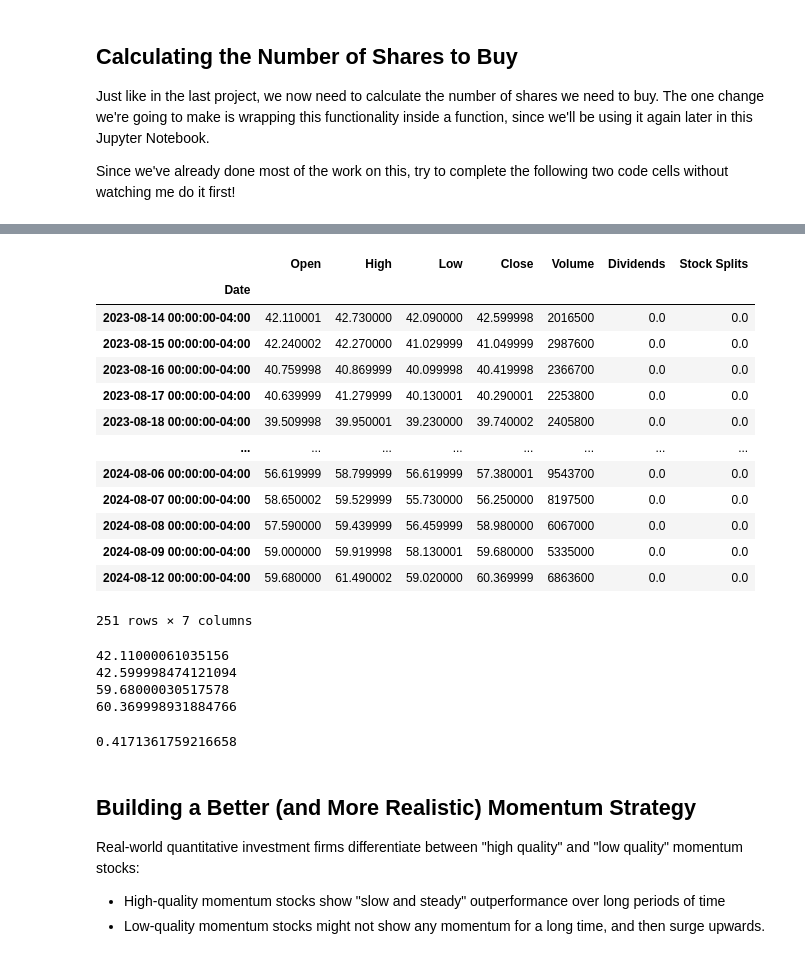
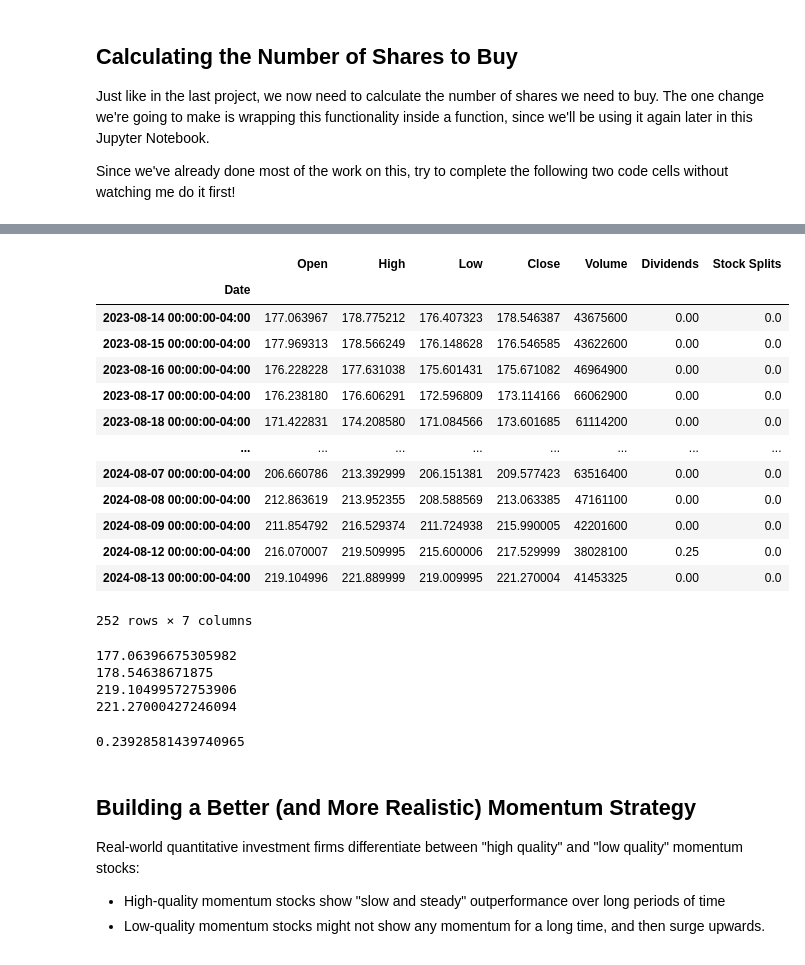
Before and after one commit to Prudhvivuda/Algorithmic-Trading, a Jupyter notebook: 2_quantitative_momentum_strategy.ipynb, the cells around one changed output, grey strips where cells are left out. Drawn from its saved outputs; the diff is of its cells as text; code cells hidden in the pictures.

```diff
--- a/2_quantitative_momentum_strategy.ipynb
+++ b/2_quantitative_momentum_strategy.ipynb
@@ -137,25 +181,25 @@ final_dataframe
 # %%
-ticker = 'WDC'
+ticker = 'AAPL'
 stock_data = yf.Ticker(ticker)
 
 # Get historical market data (1 year)
 hist = stock_data.history(period="1y")
 hist
 # %% [output]
 |  | Open | High | Low | Close | Volume | Dividends | Stock Splits |
 | Date |  |  |  |  |  |  |  |
-| 2023-08-14 00:00:00-04:00 | 42.110001 | 42.730000 | 42.090000 | 42.599998 | 2016500 | 0.0 | 0.0 |
-| 2023-08-15 00:00:00-04:00 | 42.240002 | 42.270000 | 41.029999 | 41.049999 | 2987600 | 0.0 | 0.0 |
-| 2023-08-16 00:00:00-04:00 | 40.759998 | 40.869999 | 40.099998 | 40.419998 | 2366700 | 0.0 | 0.0 |
-| 2023-08-17 00:00:00-04:00 | 40.639999 | 41.279999 | 40.130001 | 40.290001 | 2253800 | 0.0 | 0.0 |
-| 2023-08-18 00:00:00-04:00 | 39.509998 | 39.950001 | 39.230000 | 39.740002 | 2405800 | 0.0 | 0.0 |
+| 2023-08-14 00:00:00-04:00 | 177.063967 | 178.775212 | 176.407323 | 178.546387 | 43675600 | 0.00 | 0.0 |
+| 2023-08-15 00:00:00-04:00 | 177.969313 | 178.566249 | 176.148628 | 176.546585 | 43622600 | 0.00 | 0.0 |
+| 2023-08-16 00:00:00-04:00 | 176.228228 | 177.631038 | 175.601431 | 175.671082 | 46964900 | 0.00 | 0.0 |
+| 2023-08-17 00:00:00-04:00 | 176.238180 | 176.606291 | 172.596809 | 173.114166 | 66062900 | 0.00 | 0.0 |
+| 2023-08-18 00:00:00-04:00 | 171.422831 | 174.208580 | 171.084566 | 173.601685 | 61114200 | 0.00 | 0.0 |
 | ... | ... | ... | ... | ... | ... | ... | ... |
-| 2024-08-06 00:00:00-04:00 | 56.619999 | 58.799999 | 56.619999 | 57.380001 | 9543700 | 0.0 | 0.0 |
-| 2024-08-07 00:00:00-04:00 | 58.650002 | 59.529999 | 55.730000 | 56.250000 | 8197500 | 0.0 | 0.0 |
-| 2024-08-08 00:00:00-04:00 | 57.590000 | 59.439999 | 56.459999 | 58.980000 | 6067000 | 0.0 | 0.0 |
-| 2024-08-09 00:00:00-04:00 | 59.000000 | 59.919998 | 58.130001 | 59.680000 | 5335000 | 0.0 | 0.0 |
-| 2024-08-12 00:00:00-04:00 | 59.680000 | 61.490002 | 59.020000 | 60.369999 | 6863600 | 0.0 | 0.0 |
+| 2024-08-07 00:00:00-04:00 | 206.660786 | 213.392999 | 206.151381 | 209.577423 | 63516400 | 0.00 | 0.0 |
+| 2024-08-08 00:00:00-04:00 | 212.863619 | 213.952355 | 208.588569 | 213.063385 | 47161100 | 0.00 | 0.0 |
+| 2024-08-09 00:00:00-04:00 | 211.854792 | 216.529374 | 211.724938 | 215.990005 | 42201600 | 0.00 | 0.0 |
+| 2024-08-12 00:00:00-04:00 | 216.070007 | 219.509995 | 215.600006 | 217.529999 | 38028100 | 0.25 | 0.0 |
+| 2024-08-13 00:00:00-04:00 | 219.104996 | 221.889999 | 219.009995 | 221.270004 | 41453325 | 0.00 | 0.0 |
-251 rows × 7 columns
+252 rows × 7 columns
 # %%
 print(hist['Open'].iloc[0])
 print(hist['Close'].iloc[0])
@@ -163,14 +207,14 @@ print(hist['Close'].iloc[0])
 print(hist['Open'].iloc[-1])
 print(hist['Close'].iloc[-1])
 # %% [output]
-42.11000061035156
-42.599998474121094
-59.68000030517578
-60.369998931884766
+177.06396675305982
+178.54638671875
+219.10499572753906
+221.27000427246094
 # %%
 (hist['Close'].iloc[-1] - hist['Close'].iloc[0]) / hist['Close'].iloc[0]
 # %% [output]
-0.4171361759216658
+0.23928581439740965
 # %% [markdown]
 ## Building a Better (and More Realistic) Momentum Strategy
 
```
Also changed, not shown: parts of 29 cells of this notebook, 2 other files.
